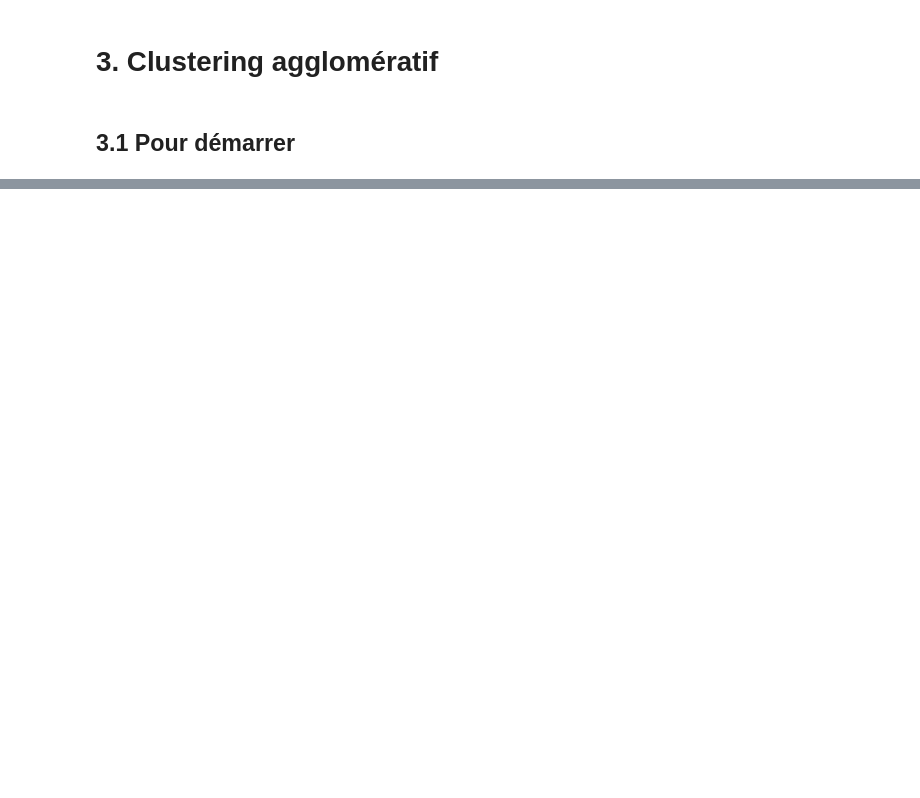
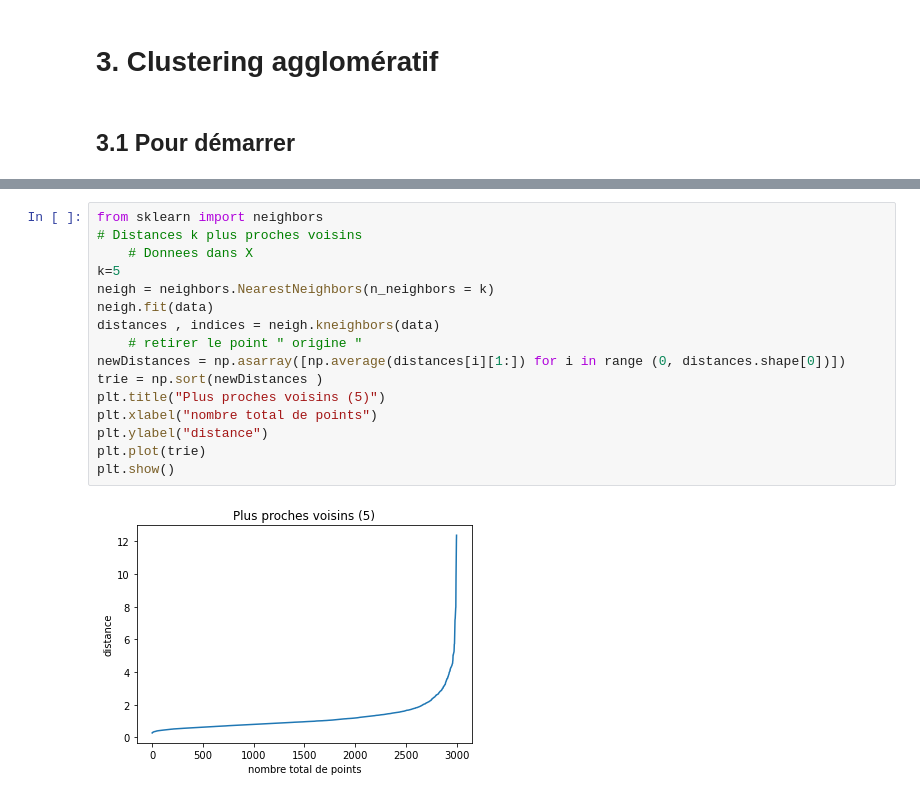
Before and after one commit to Enario4/ApprentissageNonSupervise, a Jupyter notebook: Clustering.ipynb, the cells around one changed output, grey strips where cells are left out. Drawn from its saved outputs; the diff is of its cells as text; blank space fills up the shorter version.

```diff
--- a/Clustering.ipynb
+++ b/Clustering.ipynb
@@ -214,0 +265,18 @@ print ( " nb clusters = " ,k , " , nb feuilles = " , leaves ,
+# %%
+from sklearn import neighbors
+# Distances k plus proches voisins
+    # Donnees dans X
+k=5
+neigh = neighbors.NearestNeighbors(n_neighbors = k)
+neigh.fit(data)
+distances , indices = neigh.kneighbors(data)
+    # retirer le point " origine "
+newDistances = np.asarray([np.average(distances[i][1:]) for i in range (0, distances.shape[0])])
+trie = np.sort(newDistances )
+plt.title("Plus proches voisins (5)")
+plt.xlabel("nombre total de points")
+plt.ylabel("distance")
+plt.plot(trie)
+plt.show()
+# %% [output]
+[figure, added]
```
Also changed, not shown: parts of 12 cells of this notebook, 2 other files.
